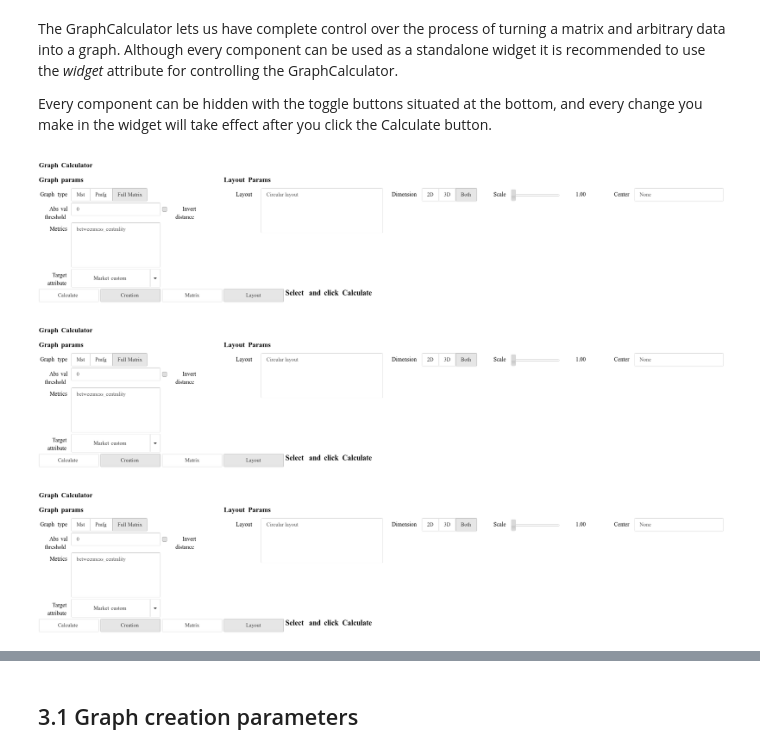
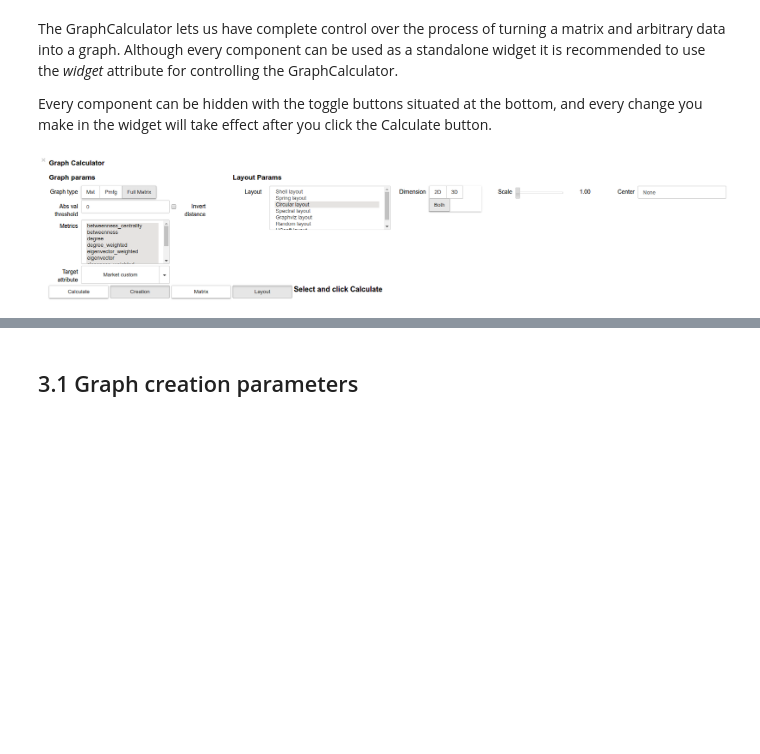
Before and after one commit to HCsoft-RD/shaolin, a Jupyter notebook: examples/GraphCalculator.ipynb, the cells around one changed output, grey strips where cells are left out. Drawn from its saved outputs; the diff is of its cells as text; code cells hidden in the pictures; blank space fills up the shorter version.

```diff
--- a/examples/GraphCalculator.ipynb
+++ b/examples/GraphCalculator.ipynb
@@ -154,12 +154,11 @@ The GraphCalculator lets us have complete control over the process of turning a
 Every component can be hidden with the toggle buttons situated at the bottom, and every change you make in the widget will take effect after you click the Calculate button.
 # %%
 gc = GraphCalculator(node_metrics=node_metrics,matrix_panel=matrix_panel)
-#Image(filename='gcalculator_data/widget.png')
+
 gc.widget
+Image(filename='gcalculator_data/img_1.png')
 # %% [output]
-[figure, old version]
+[figure, new version]
-[figure, removed]
-[figure, removed]
 # %% [markdown]
 <a id='gc_parameters'></a>
 # %% [markdown]
```
Also changed, not shown: parts of 1 cell of this notebook, 27 other files.
